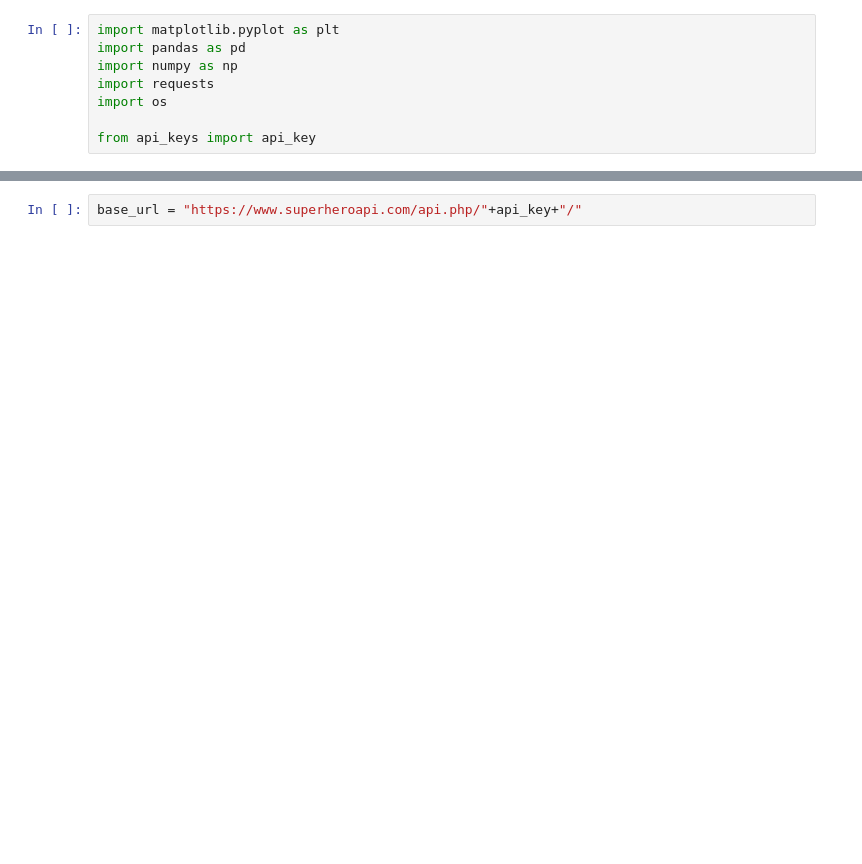
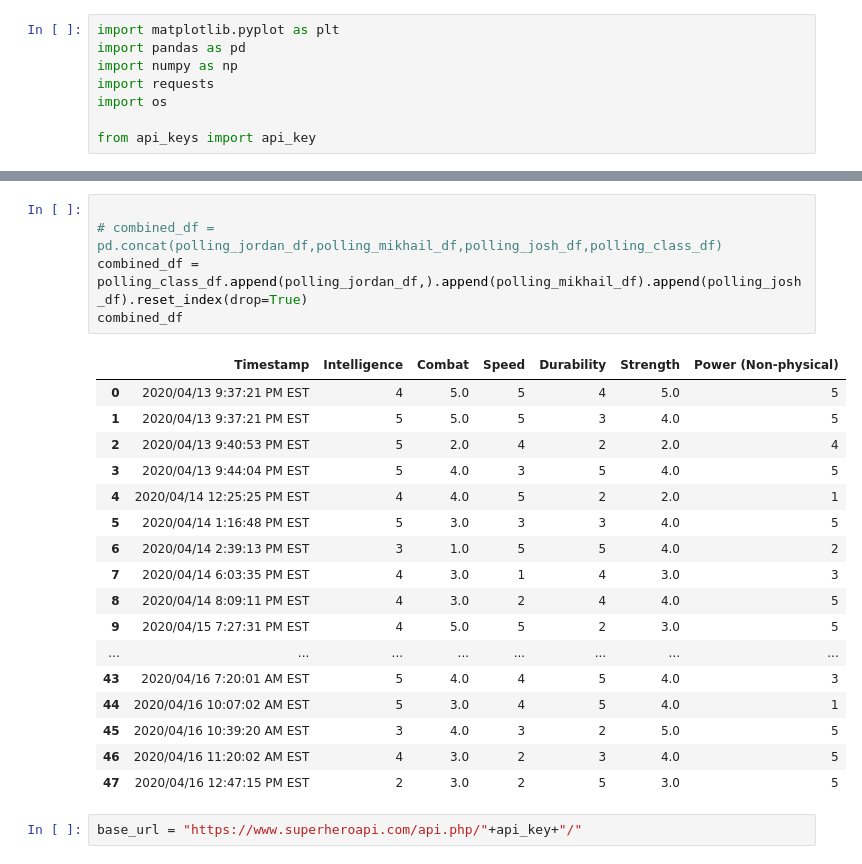
Before and after one commit to kyraha/project-one, a Jupyter notebook: csvPollGraphing.ipynb, the cells around one changed output, grey strips where cells are left out. Saved outputs shown, nothing was run; the diff lists cells and outputs as text; blank space fills up the shorter version.

```diff
--- a/csvPollGraphing.ipynb
+++ b/csvPollGraphing.ipynb
@@ -26,2 +37,25 @@ polling_df
+# %%
+
+# combined_df = pd.concat(polling_jordan_df,polling_mikhail_df,polling_josh_df,polling_class_df)
+combined_df = polling_class_df.append(polling_jordan_df,).append(polling_mikhail_df).append(polling_josh_df).reset_index(drop=True)
+combined_df
+# %% [output]
+|  | Timestamp | Intelligence | Combat | Speed | Durability | Strength | Power (Non-physical) |
+| 0 | 2020/04/13 9:37:21 PM EST | 4 | 5.0 | 5 | 4 | 5.0 | 5 |
+| 1 | 2020/04/13 9:37:21 PM EST | 5 | 5.0 | 5 | 3 | 4.0 | 5 |
+| 2 | 2020/04/13 9:40:53 PM EST | 5 | 2.0 | 4 | 2 | 2.0 | 4 |
+| 3 | 2020/04/13 9:44:04 PM EST | 5 | 4.0 | 3 | 5 | 4.0 | 5 |
+| 4 | 2020/04/14 12:25:25 PM EST | 4 | 4.0 | 5 | 2 | 2.0 | 1 |
+| 5 | 2020/04/14 1:16:48 PM EST | 5 | 3.0 | 3 | 3 | 4.0 | 5 |
+| 6 | 2020/04/14 2:39:13 PM EST | 3 | 1.0 | 5 | 5 | 4.0 | 2 |
+| 7 | 2020/04/14 6:03:35 PM EST | 4 | 3.0 | 1 | 4 | 3.0 | 3 |
+| 8 | 2020/04/14 8:09:11 PM EST | 4 | 3.0 | 2 | 4 | 4.0 | 5 |
+| 9 | 2020/04/15 7:27:31 PM EST | 4 | 5.0 | 5 | 2 | 3.0 | 5 |
+| ... | ... | ... | ... | ... | ... | ... | ... |
+| 43 | 2020/04/16 7:20:01 AM EST | 5 | 4.0 | 4 | 5 | 4.0 | 3 |
+| 44 | 2020/04/16 10:07:02 AM EST | 5 | 3.0 | 4 | 5 | 4.0 | 1 |
+| 45 | 2020/04/16 10:39:20 AM EST | 3 | 4.0 | 3 | 2 | 5.0 | 5 |
+| 46 | 2020/04/16 11:20:02 AM EST | 4 | 3.0 | 2 | 3 | 4.0 | 5 |
+| 47 | 2020/04/16 12:47:15 PM EST | 2 | 3.0 | 2 | 5 | 3.0 | 5 |
 # %%
 base_url = "https://www.superheroapi.com/api.php/"+api_key+"/"
```
Also changed, not shown: parts of 11 cells of this notebook, 4 other files.
